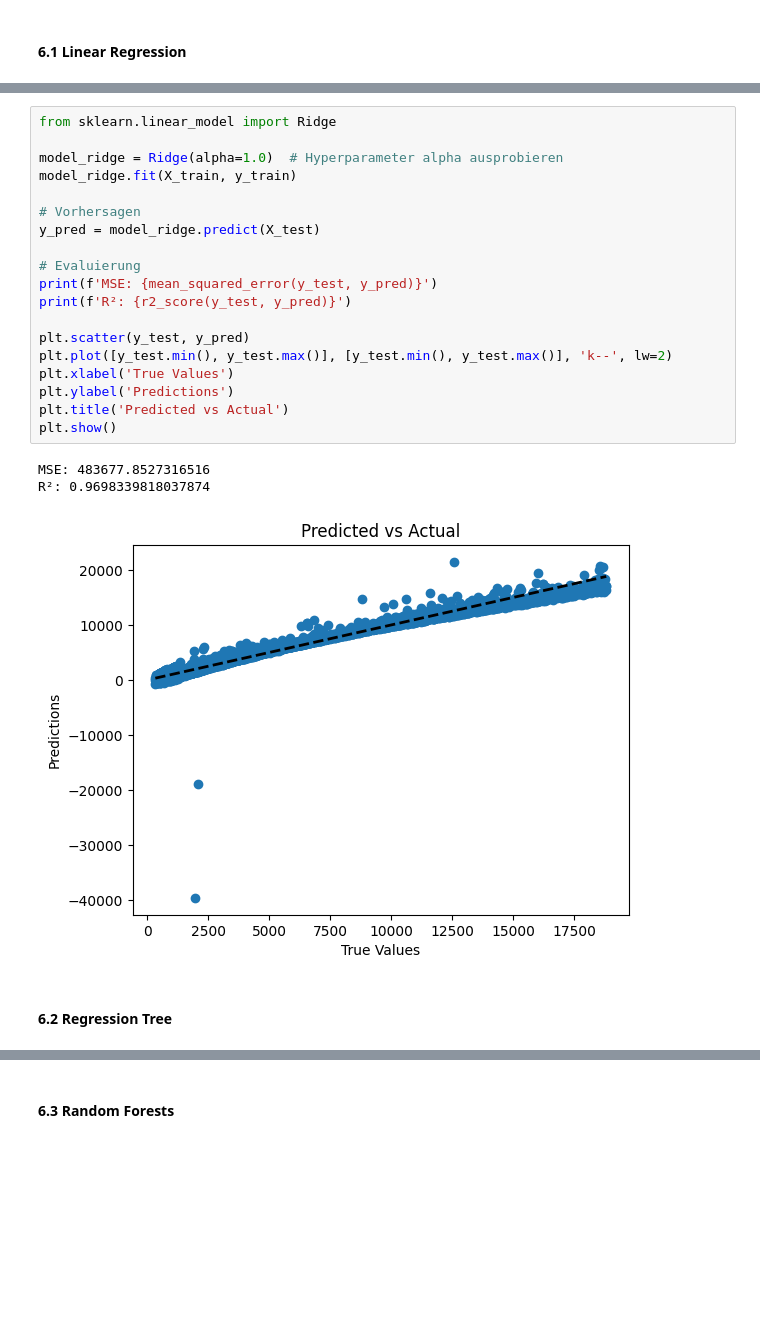
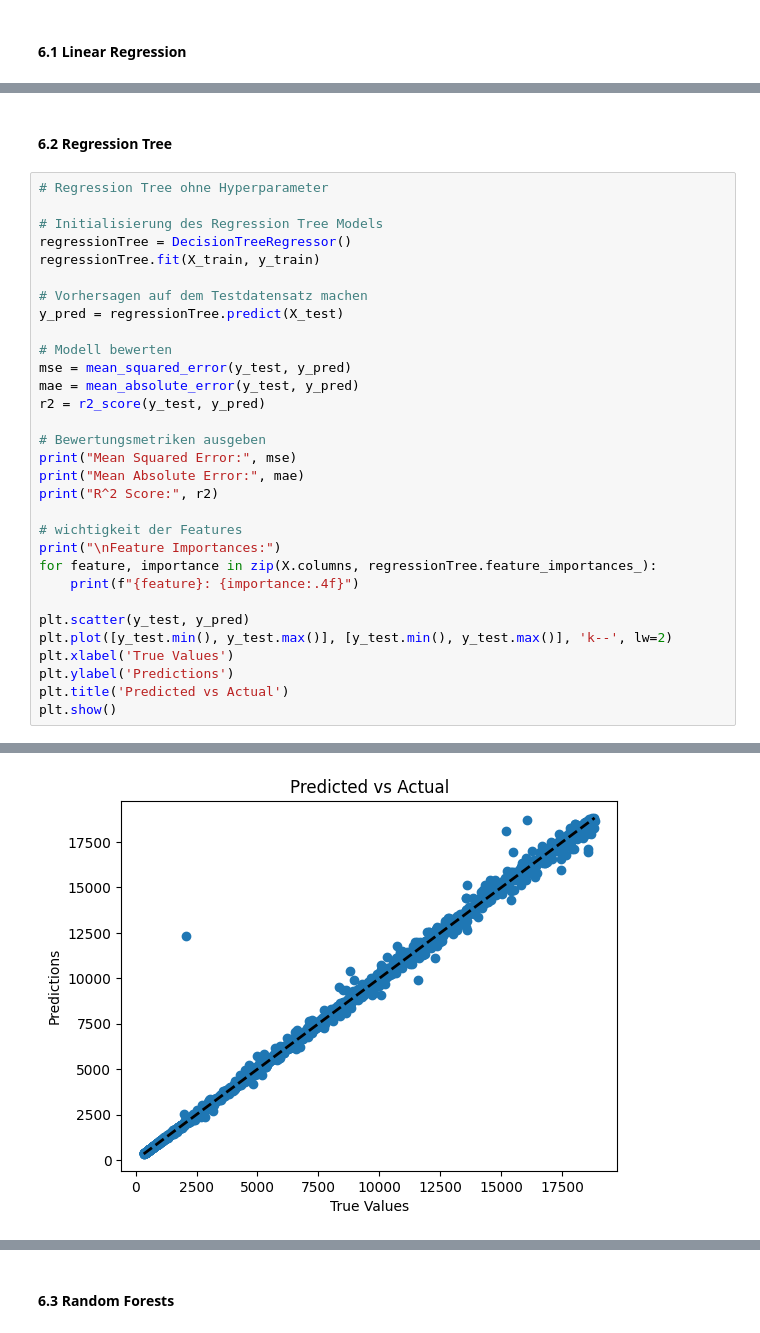
Before and after one commit to DanysHub/DataScienceProject1, a Jupyter notebook: DataScienceProject29.12.2024/DataScienceProject.ipynb, the cells around one changed output, grey strips where cells are left out. Cells and saved outputs as stored; diff of their text form; blank space fills up the shorter version.

```diff
--- a/DataScienceProject29.12.2024/DataScienceProject.ipynb
+++ b/DataScienceProject29.12.2024/DataScienceProject.ipynb
@@ -581,25 +765,34 @@ table_to_depth_ratio  -311.877648
-# %%
-from sklearn.linear_model import Ridge
-
-model_ridge = Ridge(alpha=1.0)  # Hyperparameter alpha ausprobieren
-model_ridge.fit(X_train, y_train)
-
-# Vorhersagen
-y_pred = model_ridge.predict(X_test)
-
-# Evaluierung
-print(f'MSE: {mean_squared_error(y_test, y_pred)}')
-print(f'R²: {r2_score(y_test, y_pred)}')
-
-plt.scatter(y_test, y_pred)
-plt.plot([y_test.min(), y_test.max()], [y_test.min(), y_test.max()], 'k--', lw=2)
-plt.xlabel('True Values')
-plt.ylabel('Predictions')
-plt.title('Predicted vs Actual')
-plt.show()
-# %% [output]
-MSE: 483677.8527316516
-R²: 0.9698339818037874
-[figure, removed]
 # %% [markdown]
 #### 6.2 Regression Tree
+# %%
+# Regression Tree ohne Hyperparameter
+
+# Initialisierung des Regression Tree Models
+regressionTree = DecisionTreeRegressor()
+regressionTree.fit(X_train, y_train)
+
+# Vorhersagen auf dem Testdatensatz machen
+y_pred = regressionTree.predict(X_test)
+
+# Modell bewerten
+mse = mean_squared_error(y_test, y_pred)
+mae = mean_absolute_error(y_test, y_pred)
+r2 = r2_score(y_test, y_pred)
+
+# Bewertungsmetriken ausgeben
+print("Mean Squared Error:", mse)
+print("Mean Absolute Error:", mae)
+print("R^2 Score:", r2)
+
+# wichtigkeit der Features
+print("\nFeature Importances:")
+for feature, importance in zip(X.columns, regressionTree.feature_importances_):
+    print(f"{feature}: {importance:.4f}")
+
+plt.scatter(y_test, y_pred)
+plt.plot([y_test.min(), y_test.max()], [y_test.min(), y_test.max()], 'k--', lw=2)
+plt.xlabel('True Values')
+plt.ylabel('Predictions')
+plt.title('Predicted vs Actual')
+plt.show()
+# %% [output]
@@ -606 +816,2 @@ R²: 0.9698339818037874
+[figure, added]
 # %%
```
Also changed, not shown: parts of 41 cells of this notebook.
